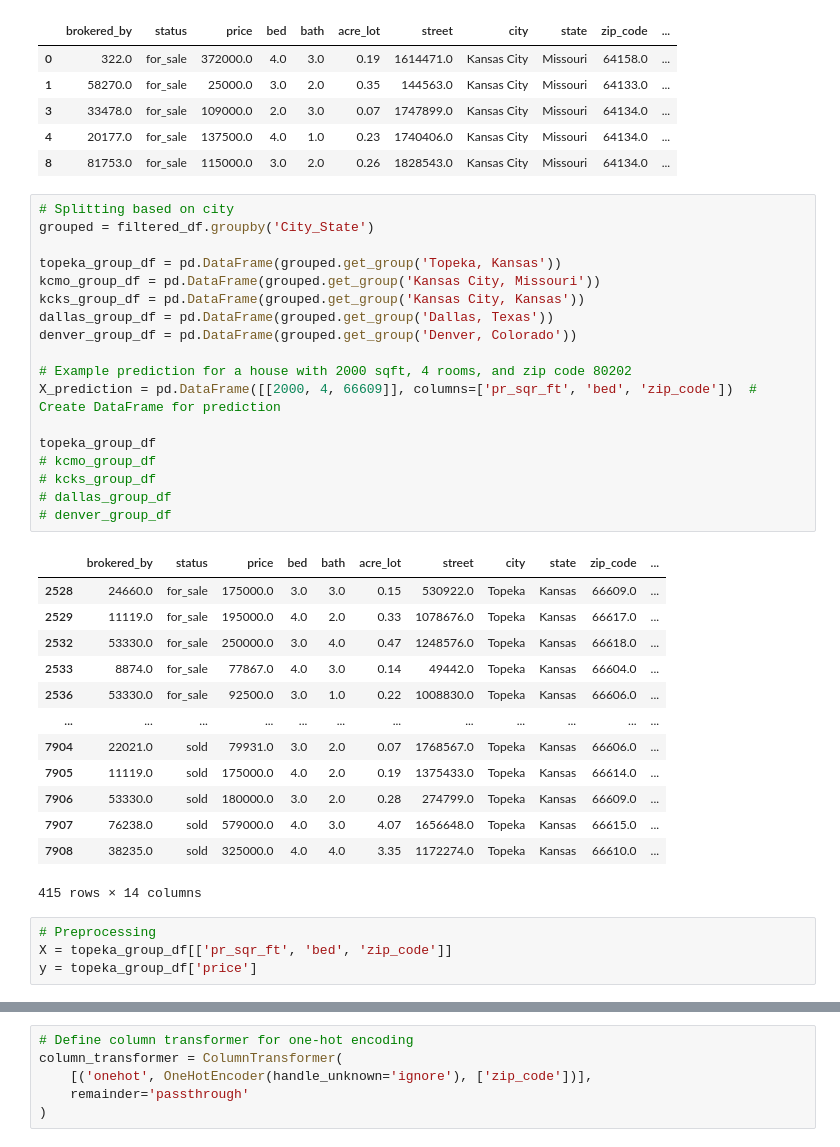
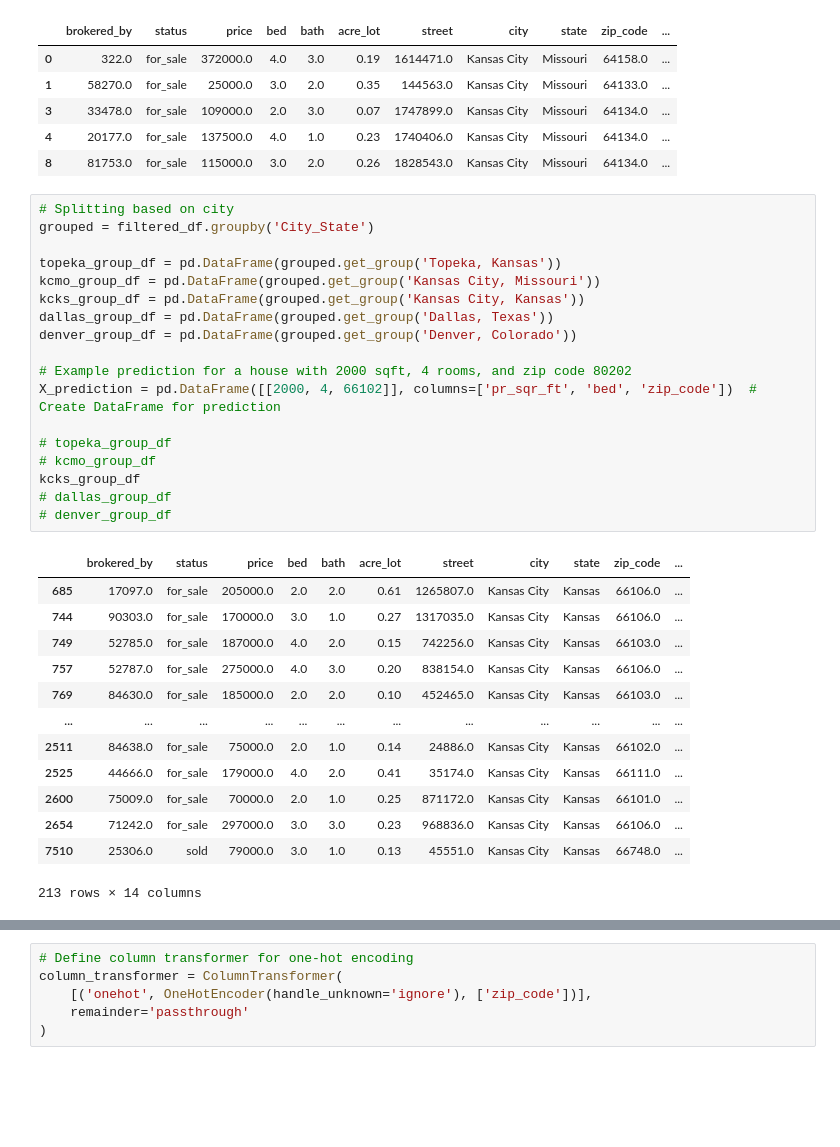
Before and after one commit to gthom73/MLIntegration_project4_group2, a Jupyter notebook: Project_4_ML.ipynb, the cells around one changed output, grey strips where cells are left out. Cells and saved outputs as stored; diff of their text form; blank space fills up the shorter version.

```diff
--- a/Project_4_ML.ipynb
+++ b/Project_4_ML.ipynb
@@ -232,36 +238,32 @@ filtered_df.head()
 # %%
 # Splitting based on city
 grouped = filtered_df.groupby('City_State')
 
 topeka_group_df = pd.DataFrame(grouped.get_group('Topeka, Kansas'))
 kcmo_group_df = pd.DataFrame(grouped.get_group('Kansas City, Missouri'))
 kcks_group_df = pd.DataFrame(grouped.get_group('Kansas City, Kansas'))
 dallas_group_df = pd.DataFrame(grouped.get_group('Dallas, Texas'))
 denver_group_df = pd.DataFrame(grouped.get_group('Denver, Colorado'))
 
 # Example prediction for a house with 2000 sqft, 4 rooms, and zip code 80202
-X_prediction = pd.DataFrame([[2000, 4, 66609]], columns=['pr_sqr_ft', 'bed', 'zip_code'])  # Create DataFrame for prediction
+X_prediction = pd.DataFrame([[2000, 4, 66102]], columns=['pr_sqr_ft', 'bed', 'zip_code'])  # Create DataFrame for prediction
 
-topeka_group_df
+# topeka_group_df
 # kcmo_group_df
-# kcks_group_df
+kcks_group_df
 # dallas_group_df
 # denver_group_df
 # %% [output]
 |  | brokered_by | status | price | bed | bath | acre_lot | street | city | state | zip_code | ... |
-| 2528 | 24660.0 | for_sale | 175000.0 | 3.0 | 3.0 | 0.15 | 530922.0 | Topeka | Kansas | 66609.0 | ... |
-| 2529 | 11119.0 | for_sale | 195000.0 | 4.0 | 2.0 | 0.33 | 1078676.0 | Topeka | Kansas | 66617.0 | ... |
-| 2532 | 53330.0 | for_sale | 250000.0 | 3.0 | 4.0 | 0.47 | 1248576.0 | Topeka | Kansas | 66618.0 | ... |
-| 2533 | 8874.0 | for_sale | 77867.0 | 4.0 | 3.0 | 0.14 | 49442.0 | Topeka | Kansas | 66604.0 | ... |
-| 2536 | 53330.0 | for_sale | 92500.0 | 3.0 | 1.0 | 0.22 | 1008830.0 | Topeka | Kansas | 66606.0 | ... |
+| 685 | 17097.0 | for_sale | 205000.0 | 2.0 | 2.0 | 0.61 | 1265807.0 | Kansas City | Kansas | 66106.0 | ... |
+| 744 | 90303.0 | for_sale | 170000.0 | 3.0 | 1.0 | 0.27 | 1317035.0 | Kansas City | Kansas | 66106.0 | ... |
+| 749 | 52785.0 | for_sale | 187000.0 | 4.0 | 2.0 | 0.15 | 742256.0 | Kansas City | Kansas | 66103.0 | ... |
+| 757 | 52787.0 | for_sale | 275000.0 | 4.0 | 3.0 | 0.20 | 838154.0 | Kansas City | Kansas | 66106.0 | ... |
+| 769 | 84630.0 | for_sale | 185000.0 | 2.0 | 2.0 | 0.10 | 452465.0 | Kansas City | Kansas | 66103.0 | ... |
 | ... | ... | ... | ... | ... | ... | ... | ... | ... | ... | ... | ... |
-| 7904 | 22021.0 | sold | 79931.0 | 3.0 | 2.0 | 0.07 | 1768567.0 | Topeka | Kansas | 66606.0 | ... |
-| 7905 | 11119.0 | sold | 175000.0 | 4.0 | 2.0 | 0.19 | 1375433.0 | Topeka | Kansas | 66614.0 | ... |
-| 7906 | 53330.0 | sold | 180000.0 | 3.0 | 2.0 | 0.28 | 274799.0 | Topeka | Kansas | 66609.0 | ... |
-| 7907 | 76238.0 | sold | 579000.0 | 4.0 | 3.0 | 4.07 | 1656648.0 | Topeka | Kansas | 66615.0 | ... |
-| 7908 | 38235.0 | sold | 325000.0 | 4.0 | 4.0 | 3.35 | 1172274.0 | Topeka | Kansas | 66610.0 | ... |
+| 2511 | 84638.0 | for_sale | 75000.0 | 2.0 | 1.0 | 0.14 | 24886.0 | Kansas City | Kansas | 66102.0 | ... |
+| 2525 | 44666.0 | for_sale | 179000.0 | 4.0 | 2.0 | 0.41 | 35174.0 | Kansas City | Kansas | 66111.0 | ... |
+| 2600 | 75009.0 | for_sale | 70000.0 | 2.0 | 1.0 | 0.25 | 871172.0 | Kansas City | Kansas | 66101.0 | ... |
+| 2654 | 71242.0 | for_sale | 297000.0 | 3.0 | 3.0 | 0.23 | 968836.0 | Kansas City | Kansas | 66106.0 | ... |
+| 7510 | 25306.0 | sold | 79000.0 | 3.0 | 1.0 | 0.13 | 45551.0 | Kansas City | Kansas | 66748.0 | ... |
-415 rows × 14 columns
+213 rows × 14 columns
-# %%
-# Preprocessing
-X = topeka_group_df[['pr_sqr_ft', 'bed', 'zip_code']]
-y = topeka_group_df['price']
```
Also changed, not shown: parts of 13 cells of this notebook.
